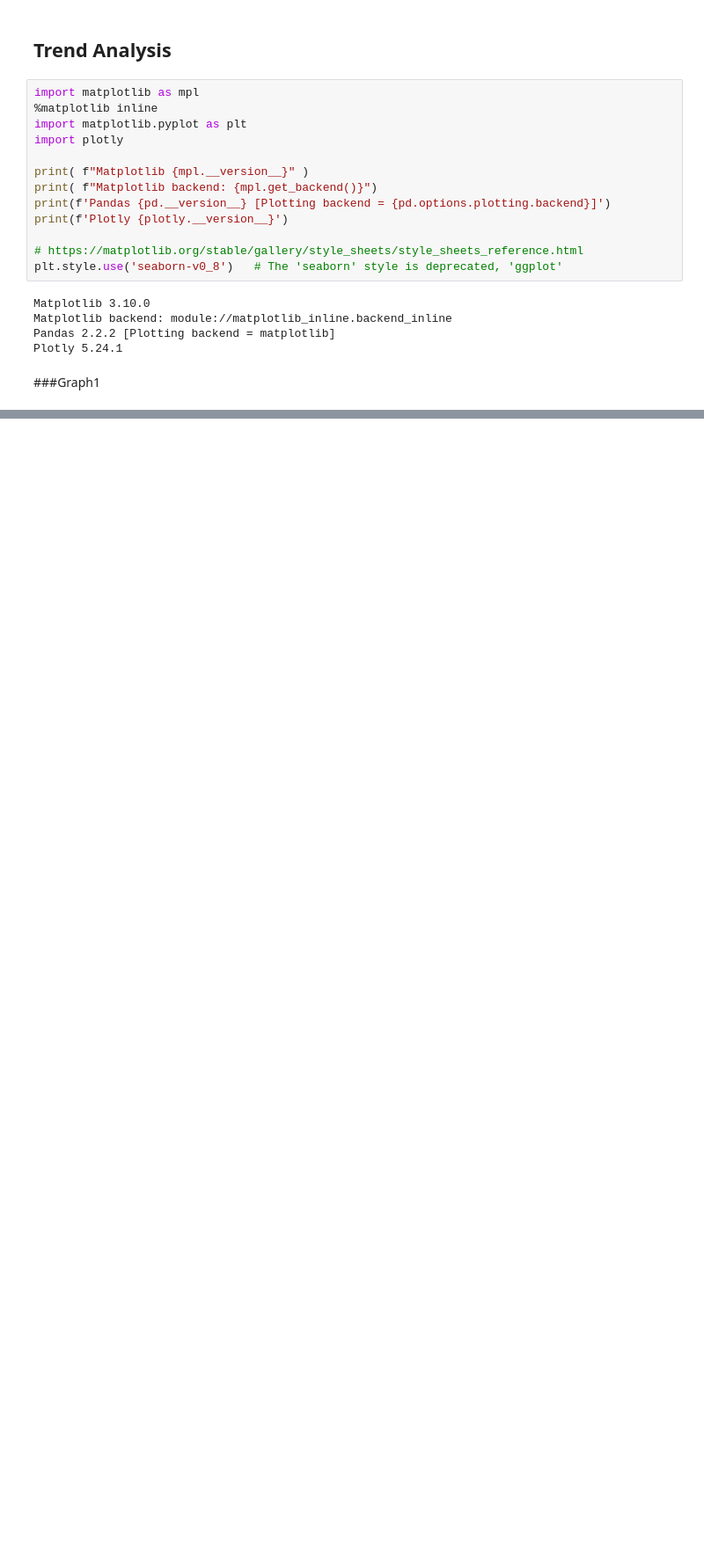
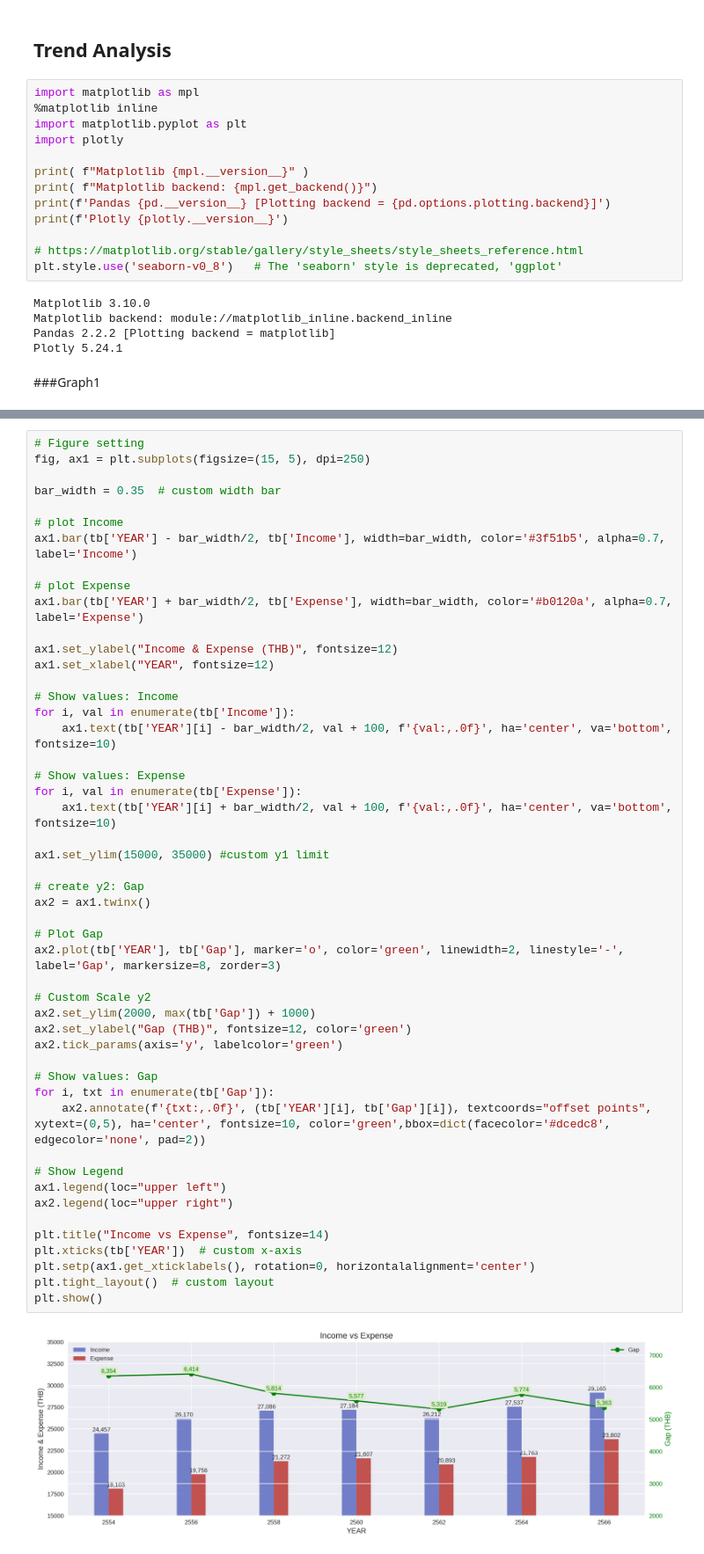
Before and after one commit to JidapaBur/TH_Avg_HouseholdIncome, a Jupyter notebook: TH_Avg_HouseholdIncome.ipynb, the cells around one changed output, grey strips where cells are left out. Shown at 88% size. Cells and saved outputs as stored; diff of their text form; blank space fills up the shorter version.

```diff
--- a/TH_Avg_HouseholdIncome.ipynb
+++ b/TH_Avg_HouseholdIncome.ipynb
@@ -164,0 +204,51 @@ plt.show()
+# %%
+# Figure setting
+fig, ax1 = plt.subplots(figsize=(15, 5), dpi=250)
+
+bar_width = 0.35  # custom width bar
+
+# plot Income
+ax1.bar(tb['YEAR'] - bar_width/2, tb['Income'], width=bar_width, color='#3f51b5', alpha=0.7, label='Income')
+
+# plot Expense
+ax1.bar(tb['YEAR'] + bar_width/2, tb['Expense'], width=bar_width, color='#b0120a', alpha=0.7, label='Expense')
+
+ax1.set_ylabel("Income & Expense (THB)", fontsize=12)
+ax1.set_xlabel("YEAR", fontsize=12)
+
+# Show values: Income
+for i, val in enumerate(tb['Income']):
+    ax1.text(tb['YEAR'][i] - bar_width/2, val + 100, f'{val:,.0f}', ha='center', va='bottom', fontsize=10)
+
+# Show values: Expense
+for i, val in enumerate(tb['Expense']):
+    ax1.text(tb['YEAR'][i] + bar_width/2, val + 100, f'{val:,.0f}', ha='center', va='bottom', fontsize=10)
+
+ax1.set_ylim(15000, 35000) #custom y1 limit
+
+# create y2: Gap
+ax2 = ax1.twinx()
+
+# Plot Gap
+ax2.plot(tb['YEAR'], tb['Gap'], marker='o', color='green', linewidth=2, linestyle='-', label='Gap', markersize=8, zorder=3)
+
+# Custom Scale y2
+ax2.set_ylim(2000, max(tb['Gap']) + 1000)
+ax2.set_ylabel("Gap (THB)", fontsize=12, color='green')
+ax2.tick_params(axis='y', labelcolor='green')
+
+# Show values: Gap
+for i, txt in enumerate(tb['Gap']):
+    ax2.annotate(f'{txt:,.0f}', (tb['YEAR'][i], tb['Gap'][i]), textcoords="offset points", xytext=(0,5), ha='center', fontsize=10, color='green',bbox=dict(facecolor='#dcedc8', edgecolor='none', pad=2))
+
+# Show Legend
+ax1.legend(loc="upper left")
+ax2.legend(loc="upper right")
+
+plt.title("Income vs Expense", fontsize=14)
+plt.xticks(tb['YEAR'])  # custom x-axis
+plt.setp(ax1.get_xticklabels(), rotation=0, horizontalalignment='center')
+plt.tight_layout()  # custom layout
+plt.show()
+# %% [output]
+[figure, added]
```
Also changed, not shown: parts of 4 cells of this notebook.
